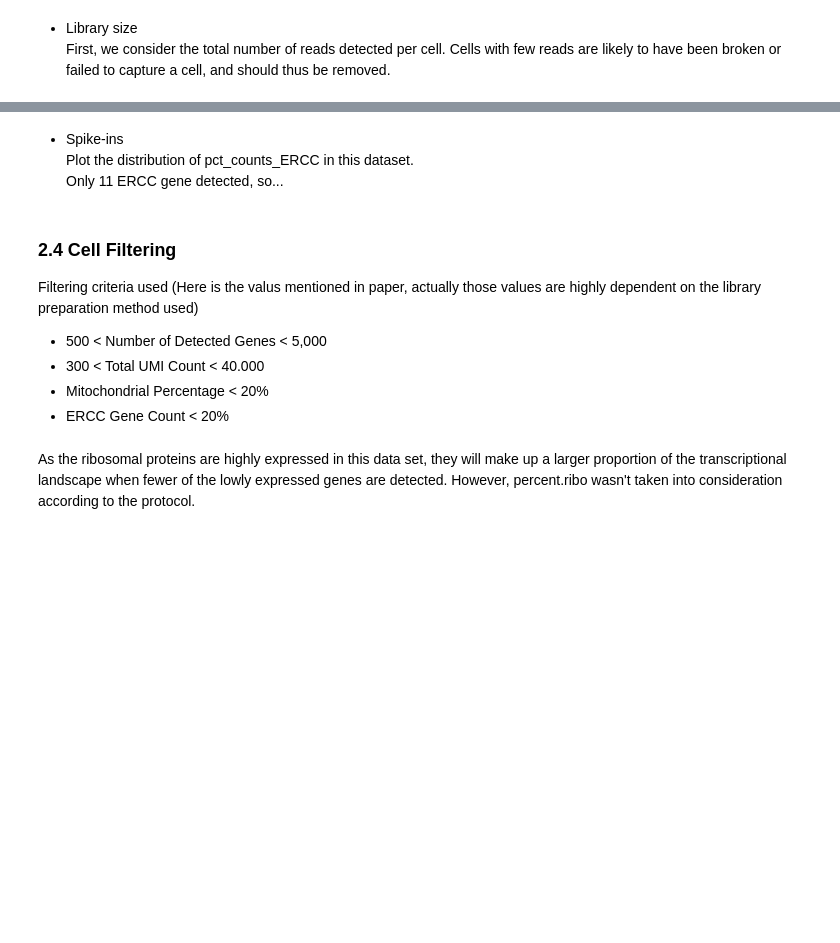
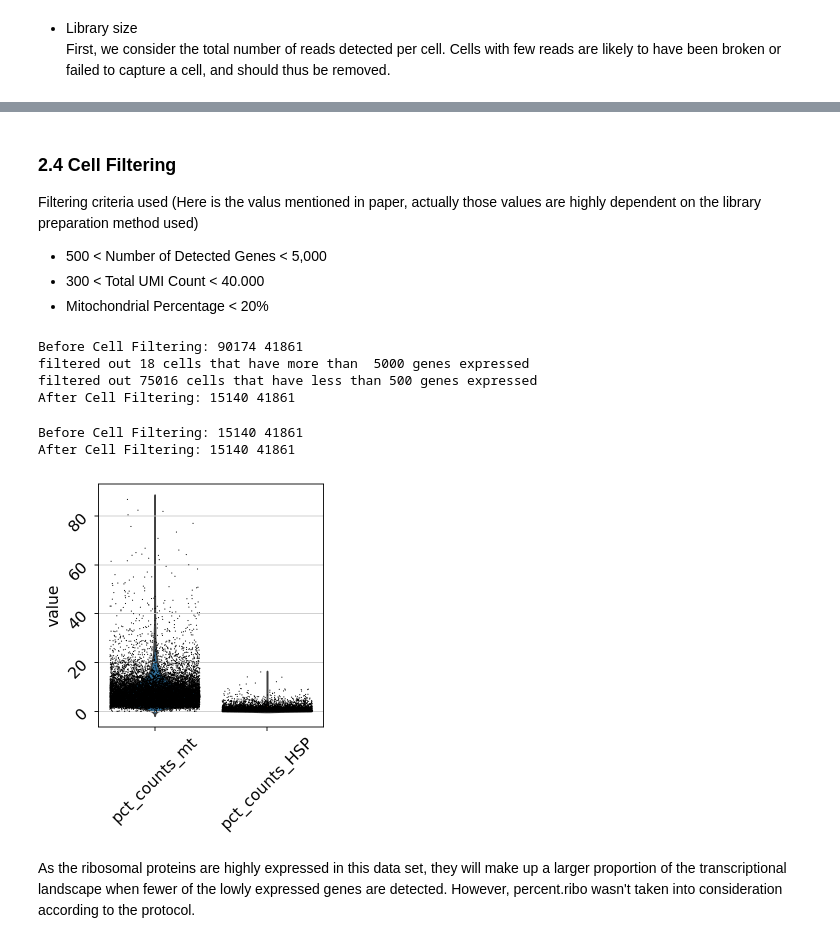
Before and after one commit to hiiiyilingzhang/PanMyeloid-assignment, a Jupyter notebook: report/PaperReproduction.ipynb, the cells around one changed output, grey strips where cells are left out. Saved outputs shown, nothing was run; the diff lists cells and outputs as text; code cells hidden in the pictures; blank space fills up the shorter version.

```diff
--- a/report/PaperReproduction.ipynb
+++ b/report/PaperReproduction.ipynb
@@ -151,16 +172,3 @@ First, let Scanpy calculate some general qc-stats for genes and cells with the f
-# %%
-is_spike_in = {}
-number_of_spike_ins = 0
-
-for gene_name in LUNG.var_names:
-    if 'ERCC' in gene_name:
-        is_spike_in[gene_name] = True
-        number_of_spike_ins += 1
-    else:
-        is_spike_in[gene_name] = False
-
-LUNG.var['ERCC'] = pd.Series(is_spike_in)
-print('Numbers of spike-ins detected: ', number_of_spike_ins)
 # %% [markdown]
 * Mito Calculation
 # %%
@@ -176,10 +184,10 @@ LUNG.var['CD3E'] = LUNG.var_names.str.startswith('CD3E')
 # %%
 LUNG.var['HSP'] = LUNG.var_names.str.startswith('HSP')
 # %%
-sc.pp.calculate_qc_metrics(LUNG, qc_vars=["mt","ERCC","CD3E","CST3","HSP"], percent_top=None, inplace=True)
+sc.pp.calculate_qc_metrics(LUNG, qc_vars=["mt","CD3E","CST3","HSP"], percent_top=None, inplace=True)
 
 # for plotting
-qc = sc.pp.calculate_qc_metrics(LUNG, qc_vars = ["mt","ERCC","HSP","CD3E","CST3"])
+qc = sc.pp.calculate_qc_metrics(LUNG, qc_vars = ["mt","HSP","CD3E","CST3"])
 cell_qc_dataframe = qc[0]
 gene_qc_dataframe = qc[1]
 # %%
@@ -206,4 +222,0 @@ plt.axvline(500, color='red')
-# %% [markdown]
-* Spike-ins
-   Plot the distribution of pct_counts_ERCC in this dataset.
-   Only 11 ERCC gene detected, so...
@@ -219,19 +227,28 @@ Filtering criteria used (Here is the valus mentioned in paper, actually those va
 * 500 < Number of Detected Genes < 5,000
 * 300 < Total UMI Count < 40.000
 * Mitochondrial Percentage < 20%
-* ERCC Gene Count < 20%
 # %%
 print("Before Cell Filtering:",LUNG.n_obs, LUNG.n_vars)
 sc.pp.filter_cells(LUNG, max_genes=5000)
 sc.pp.filter_cells(LUNG, min_genes=500)
 print("After Cell Filtering:",LUNG.n_obs, LUNG.n_vars)
+# %% [output]
+Before Cell Filtering: 90174 41861
+filtered out 18 cells that have more than  5000 genes expressed
+filtered out 75016 cells that have less than 500 genes expressed
+After Cell Filtering: 15140 41861
 # %%
 print("Before Cell Filtering:",LUNG.n_obs, LUNG.n_vars)
 sc.pp.filter_cells(LUNG, max_counts=40000)
 sc.pp.filter_cells(LUNG, min_counts=300)
 print("After Cell Filtering:",LUNG.n_obs, LUNG.n_vars)
+# %% [output]
+Before Cell Filtering: 15140 41861
+After Cell Filtering: 15140 41861
 # %%
-sc.pl.violin(LUNG, ['pct_counts_mt','pct_counts_HSP','total_counts_ERCC'],jitter=0.4, rotation= 45)
+sc.pl.violin(LUNG, ['pct_counts_mt','pct_counts_HSP'],jitter=0.4, rotation= 45)
+# %% [output]
+[figure, added]
 # %% [markdown]
 As the ribosomal proteins are highly expressed in this data set, they will make up a larger proportion of the transcriptional landscape when fewer of the lowly expressed genes are detected. However, percent.ribo wasn't taken into consideration according to the protocol.
 # %%
```
Also changed, not shown: parts of 62 cells of this notebook.
